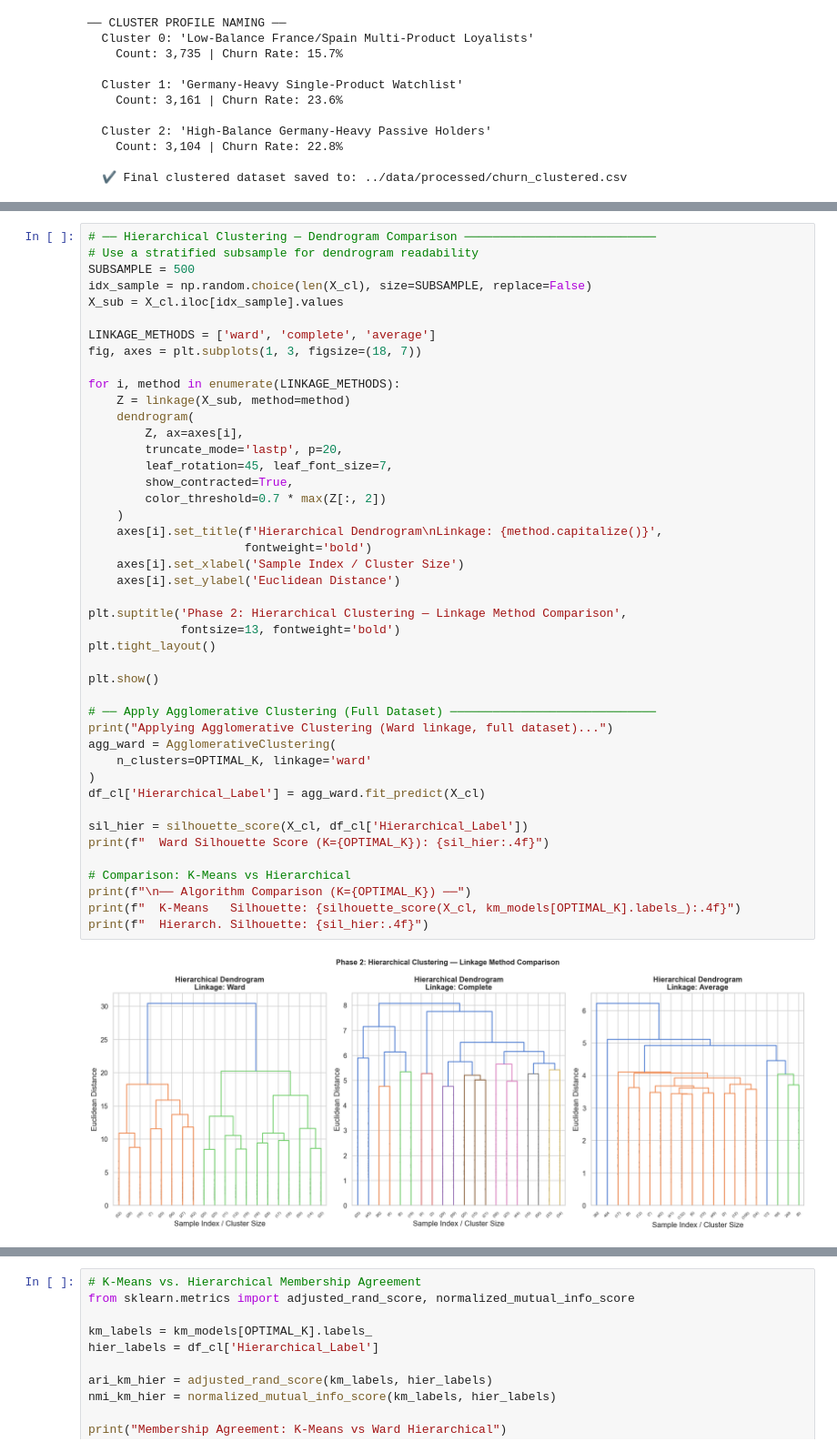
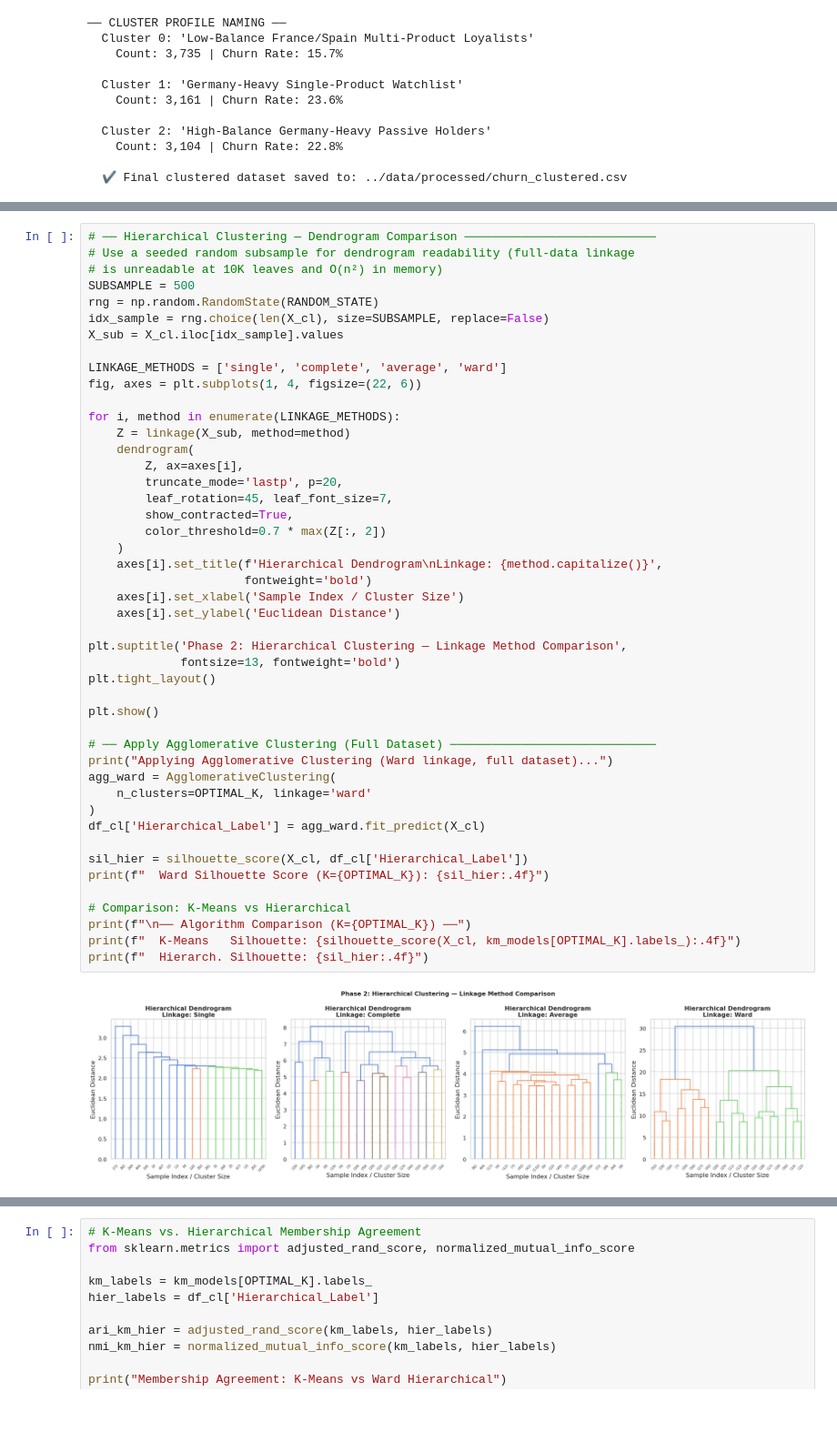
Before and after one commit to Kelompok4-PPTI20/data-mining, a Jupyter notebook: notebooks/notebook.ipynb, the cells around one changed output, grey strips where cells are left out. Shown at 91% size. Cells and saved outputs as stored; diff of their text form; blank space fills up the shorter version.

```diff
--- a/notebooks/notebook.ipynb
+++ b/notebooks/notebook.ipynb
@@ -876,13 +881,15 @@ print("   < 0.25 → Weak structure (reconsider K)")
    < 0.25 → Weak structure (reconsider K)
 # %%
 # ── Hierarchical Clustering — Dendrogram Comparison ───────────────────────────
-# Use a stratified subsample for dendrogram readability
+# Use a seeded random subsample for dendrogram readability (full-data linkage
+# is unreadable at 10K leaves and O(n²) in memory)
 SUBSAMPLE = 500
-idx_sample = np.random.choice(len(X_cl), size=SUBSAMPLE, replace=False)
+rng = np.random.RandomState(RANDOM_STATE)
+idx_sample = rng.choice(len(X_cl), size=SUBSAMPLE, replace=False)
 X_sub = X_cl.iloc[idx_sample].values
 
-LINKAGE_METHODS = ['ward', 'complete', 'average']
-fig, axes = plt.subplots(1, 3, figsize=(18, 7))
+LINKAGE_METHODS = ['single', 'complete', 'average', 'ward']
+fig, axes = plt.subplots(1, 4, figsize=(22, 6))
 
 for i, method in enumerate(LINKAGE_METHODS):
     Z = linkage(X_sub, method=method)
@@ -892,34 +899,34 @@ for i, method in enumerate(LINKAGE_METHODS):
         leaf_rotation=45, leaf_font_size=7,
         show_contracted=True,
         color_threshold=0.7 * max(Z[:, 2])
     )
     axes[i].set_title(f'Hierarchical Dendrogram\nLinkage: {method.capitalize()}',
                       fontweight='bold')
     axes[i].set_xlabel('Sample Index / Cluster Size')
     axes[i].set_ylabel('Euclidean Distance')
 
 plt.suptitle('Phase 2: Hierarchical Clustering — Linkage Method Comparison',
              fontsize=13, fontweight='bold')
 plt.tight_layout()
 
 plt.show()
 
 # ── Apply Agglomerative Clustering (Full Dataset) ─────────────────────────────
 print("Applying Agglomerative Clustering (Ward linkage, full dataset)...")
 agg_ward = AgglomerativeClustering(
     n_clusters=OPTIMAL_K, linkage='ward'
 )
 df_cl['Hierarchical_Label'] = agg_ward.fit_predict(X_cl)
 
 sil_hier = silhouette_score(X_cl, df_cl['Hierarchical_Label'])
 print(f"  Ward Silhouette Score (K={OPTIMAL_K}): {sil_hier:.4f}")
 
 # Comparison: K-Means vs Hierarchical
 print(f"\n── Algorithm Comparison (K={OPTIMAL_K}) ──")
 print(f"  K-Means   Silhouette: {silhouette_score(X_cl, km_models[OPTIMAL_K].labels_):.4f}")
 print(f"  Hierarch. Silhouette: {sil_hier:.4f}")
 # %% [output]
-[figure, old version]
+[figure, new version]
 Applying Agglomerative Clustering (Ward linkage, full dataset)...
   Ward Silhouette Score (K=3): 0.1158
 
```
Also changed, not shown: parts of 23 cells of this notebook, 4 other files.
